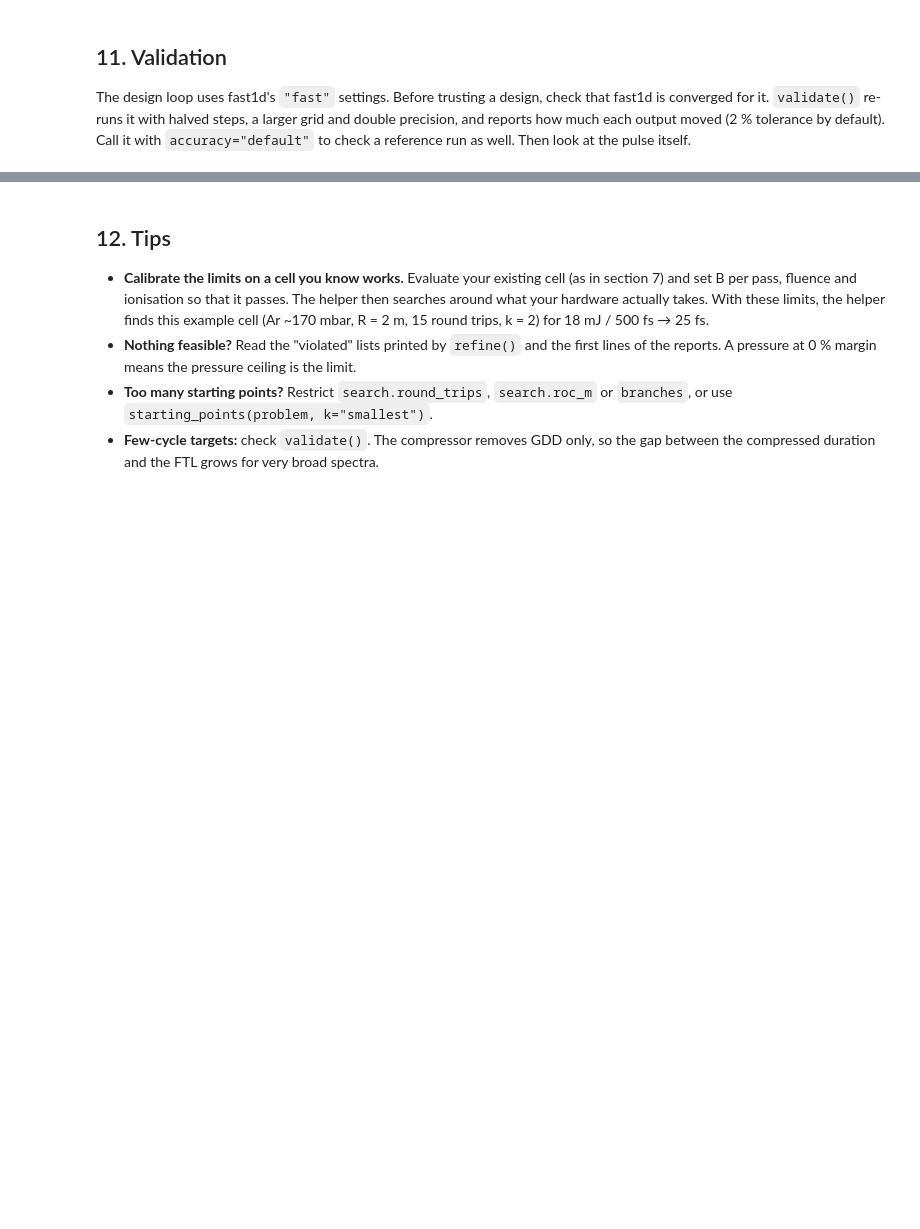
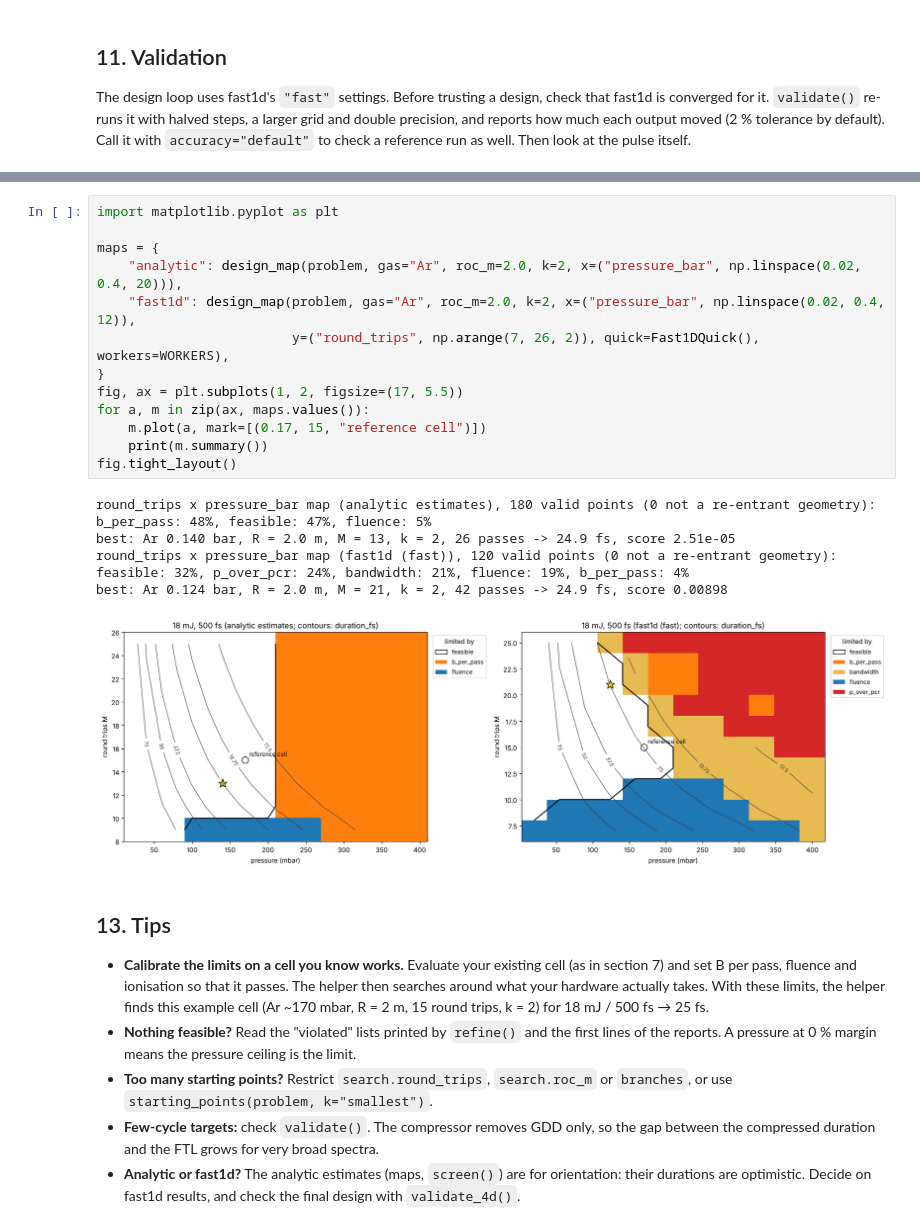
Before and after one commit to victorkolt/thunder4D, a Jupyter notebook: examples/design_tutorial.ipynb, the cells around one changed output, grey strips where cells are left out. Drawn from its saved outputs; the diff is of its cells as text; blank space fills up the shorter version.

```diff
--- a/examples/design_tutorial.ipynb
+++ b/examples/design_tutorial.ipynb
@@ -340,5 +406,24 @@ P peak comp / FTL: 427.1 / 538.9 GW (ratio 0.79, lossless compressor)
+# %%
+import matplotlib.pyplot as plt
+
+maps = {
+    "analytic": design_map(problem, gas="Ar", roc_m=2.0, k=2, x=("pressure_bar", np.linspace(0.02, 0.4, 20))),
+    "fast1d": design_map(problem, gas="Ar", roc_m=2.0, k=2, x=("pressure_bar", np.linspace(0.02, 0.4, 12)),
+                         y=("round_trips", np.arange(7, 26, 2)), quick=Fast1DQuick(), workers=WORKERS),
+}
+fig, ax = plt.subplots(1, 2, figsize=(17, 5.5))
+for a, m in zip(ax, maps.values()):
+    m.plot(a, mark=[(0.17, 15, "reference cell")])
+    print(m.summary())
+fig.tight_layout()
+# %% [output]
+round_trips x pressure_bar map (analytic estimates), 180 valid points (0 not a re-entrant geometry): b_per_pass: 48%, feasible: 47%, fluence: 5%
+best: Ar 0.140 bar, R = 2.0 m, M = 13, k = 2, 26 passes -> 24.9 fs, score 2.51e-05
+round_trips x pressure_bar map (fast1d (fast)), 120 valid points (0 not a re-entrant geometry): feasible: 32%, p_over_pcr: 24%, bandwidth: 21%, fluence: 19%, b_per_pass: 4%
+best: Ar 0.124 bar, R = 2.0 m, M = 21, k = 2, 42 passes -> 24.9 fs, score 0.00898
+[figure, added]
 # %% [markdown]
-## 12. Tips
+## 13. Tips
 
 * **Calibrate the limits on a cell you know works.** Evaluate your existing cell (as in section 7)
   and set B per pass, fluence and ionisation so that it passes. The helper then searches around
@@ -350,3 +435,5 @@ P peak comp / FTL: 427.1 / 538.9 GW (ratio 0.79, lossless compressor)
   `starting_points(problem, k="smallest")`.
 * **Few-cycle targets:** check `validate()`. The compressor removes GDD only, so the gap between
   the compressed duration and the FTL grows for very broad spectra.
+* **Analytic or fast1d?** The analytic estimates (maps, `screen()`) are for orientation: their
+  durations are optimistic. Decide on fast1d results, and check the final design with `validate_4d()`.
```
Also changed, not shown: parts of 14 cells of this notebook, 28 other files.
